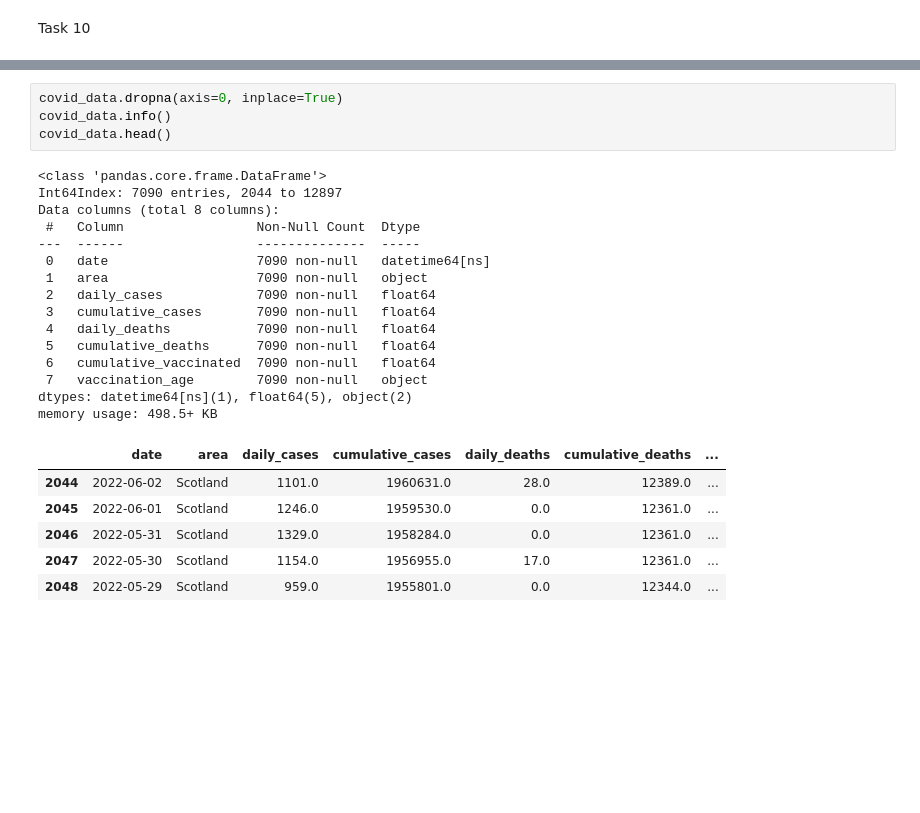
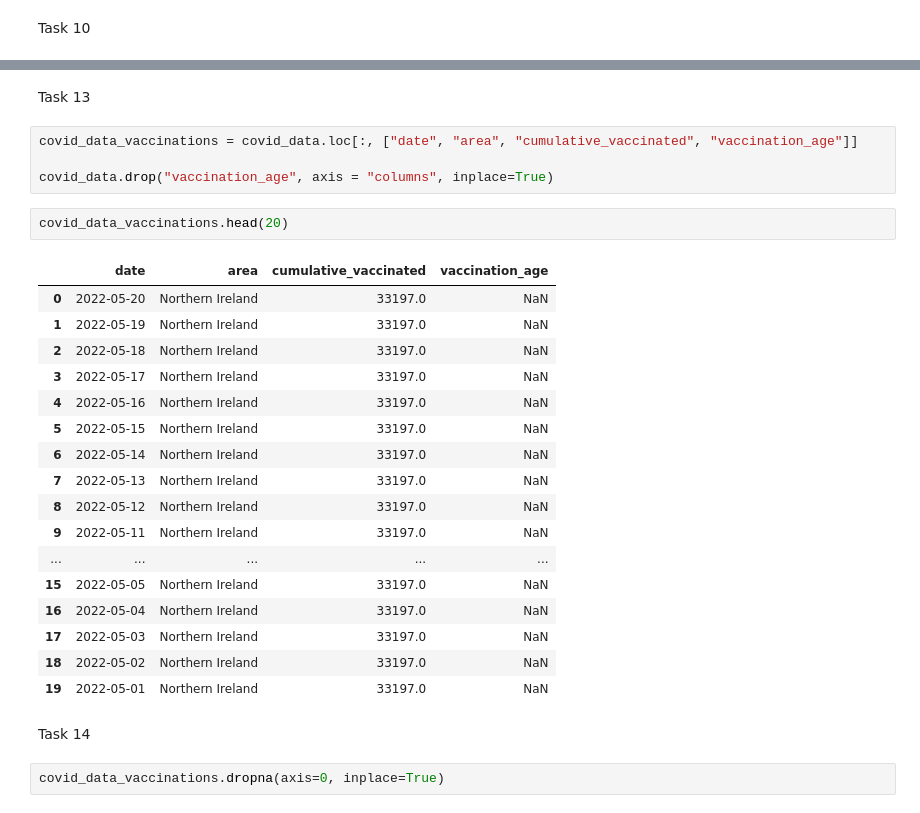
Before and after one commit to nat-rng/7CCSMCMP-cw2, a Jupyter notebook: CW2_A1.ipynb, the cells around one changed output, grey strips where cells are left out. Saved outputs shown, nothing was run; the diff lists cells and outputs as text; blank space fills up the shorter version.

```diff
--- a/CW2_A1.ipynb
+++ b/CW2_A1.ipynb
@@ -159,26 +213,30 @@ Task 10
+# %% [markdown]
+Task 13
+# %%
+covid_data_vaccinations = covid_data.loc[:, ["date", "area", "cumulative_vaccinated", "vaccination_age"]]
+
+covid_data.drop("vaccination_age", axis = "columns", inplace=True)
+# %%
+covid_data_vaccinations.head(20)
+# %% [output]
+|  | date | area | cumulative_vaccinated | vaccination_age |
+| 0 | 2022-05-20 | Northern Ireland | 33197.0 | NaN |
+| 1 | 2022-05-19 | Northern Ireland | 33197.0 | NaN |
+| 2 | 2022-05-18 | Northern Ireland | 33197.0 | NaN |
+| 3 | 2022-05-17 | Northern Ireland | 33197.0 | NaN |
+| 4 | 2022-05-16 | Northern Ireland | 33197.0 | NaN |
+| 5 | 2022-05-15 | Northern Ireland | 33197.0 | NaN |
+| 6 | 2022-05-14 | Northern Ireland | 33197.0 | NaN |
+| 7 | 2022-05-13 | Northern Ireland | 33197.0 | NaN |
+| 8 | 2022-05-12 | Northern Ireland | 33197.0 | NaN |
+| 9 | 2022-05-11 | Northern Ireland | 33197.0 | NaN |
+| ... | ... | ... | ... | ... |
+| 15 | 2022-05-05 | Northern Ireland | 33197.0 | NaN |
+| 16 | 2022-05-04 | Northern Ireland | 33197.0 | NaN |
+| 17 | 2022-05-03 | Northern Ireland | 33197.0 | NaN |
+| 18 | 2022-05-02 | Northern Ireland | 33197.0 | NaN |
+| 19 | 2022-05-01 | Northern Ireland | 33197.0 | NaN |
+# %% [markdown]
+Task 14
 # %%
-covid_data.dropna(axis=0, inplace=True)
-covid_data.info()
-covid_data.head()
+covid_data_vaccinations.dropna(axis=0, inplace=True)
-# %% [output]
-<class 'pandas.core.frame.DataFrame'>
-Int64Index: 7090 entries, 2044 to 12897
-Data columns (total 8 columns):
- #   Column                 Non-Null Count  Dtype
----  ------                 --------------  -----
- 0   date                   7090 non-null   datetime64[ns]
- 1   area                   7090 non-null   object
- 2   daily_cases            7090 non-null   float64
- 3   cumulative_cases       7090 non-null   float64
- 4   daily_deaths           7090 non-null   float64
- 5   cumulative_deaths      7090 non-null   float64
- 6   cumulative_vaccinated  7090 non-null   float64
- 7   vaccination_age        7090 non-null   object
-dtypes: datetime64[ns](1), float64(5), object(2)
-memory usage: 498.5+ KB
-|  | date | area | daily_cases | cumulative_cases | daily_deaths | cumulative_deaths | ... |
-| 2044 | 2022-06-02 | Scotland | 1101.0 | 1960631.0 | 28.0 | 12389.0 | ... |
-| 2045 | 2022-06-01 | Scotland | 1246.0 | 1959530.0 | 0.0 | 12361.0 | ... |
-| 2046 | 2022-05-31 | Scotland | 1329.0 | 1958284.0 | 0.0 | 12361.0 | ... |
-| 2047 | 2022-05-30 | Scotland | 1154.0 | 1956955.0 | 17.0 | 12361.0 | ... |
-| 2048 | 2022-05-29 | Scotland | 959.0 | 1955801.0 | 0.0 | 12344.0 | ... |
```
Also changed, not shown: parts of 12 cells of this notebook, 1 other file.
